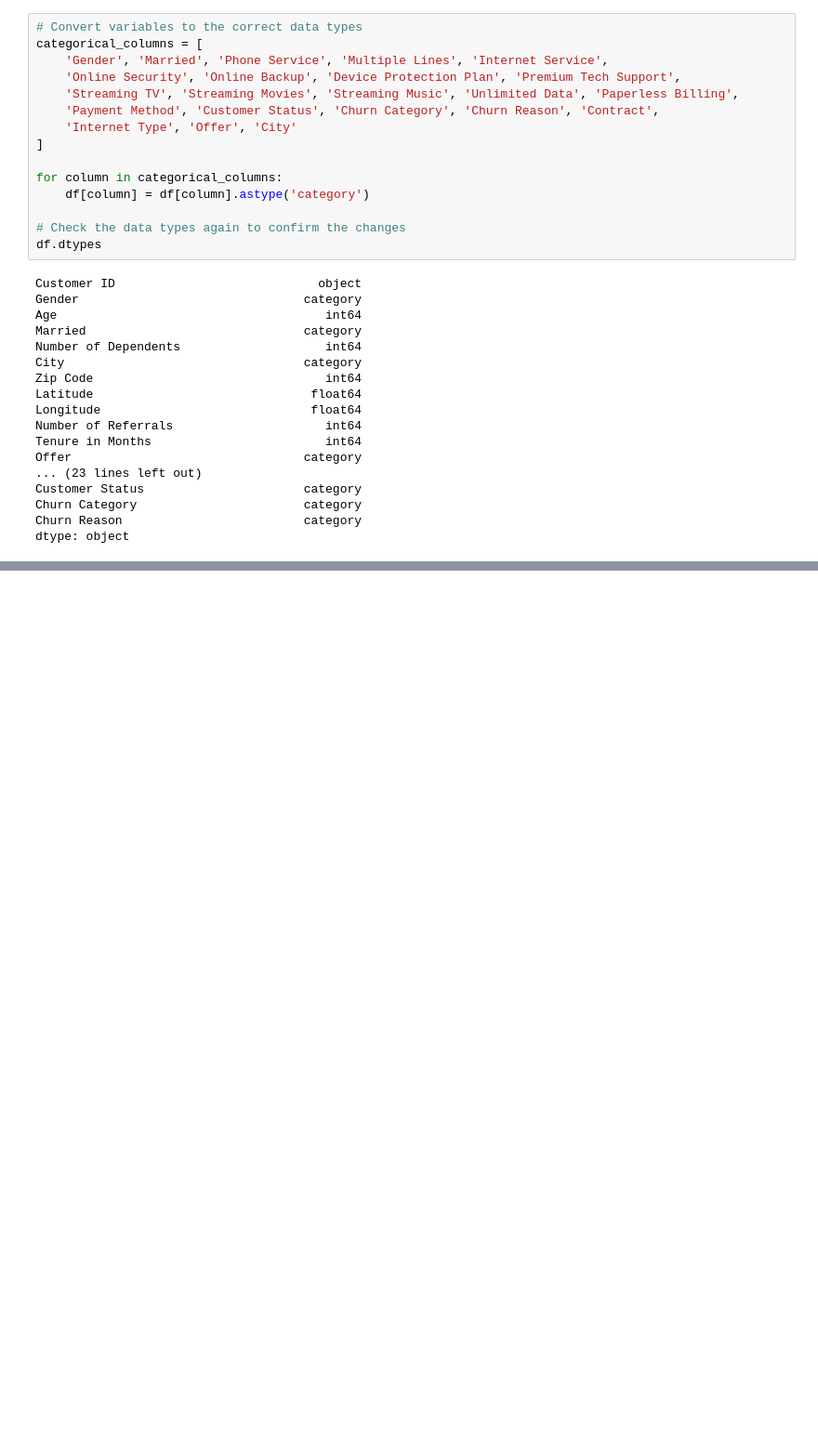
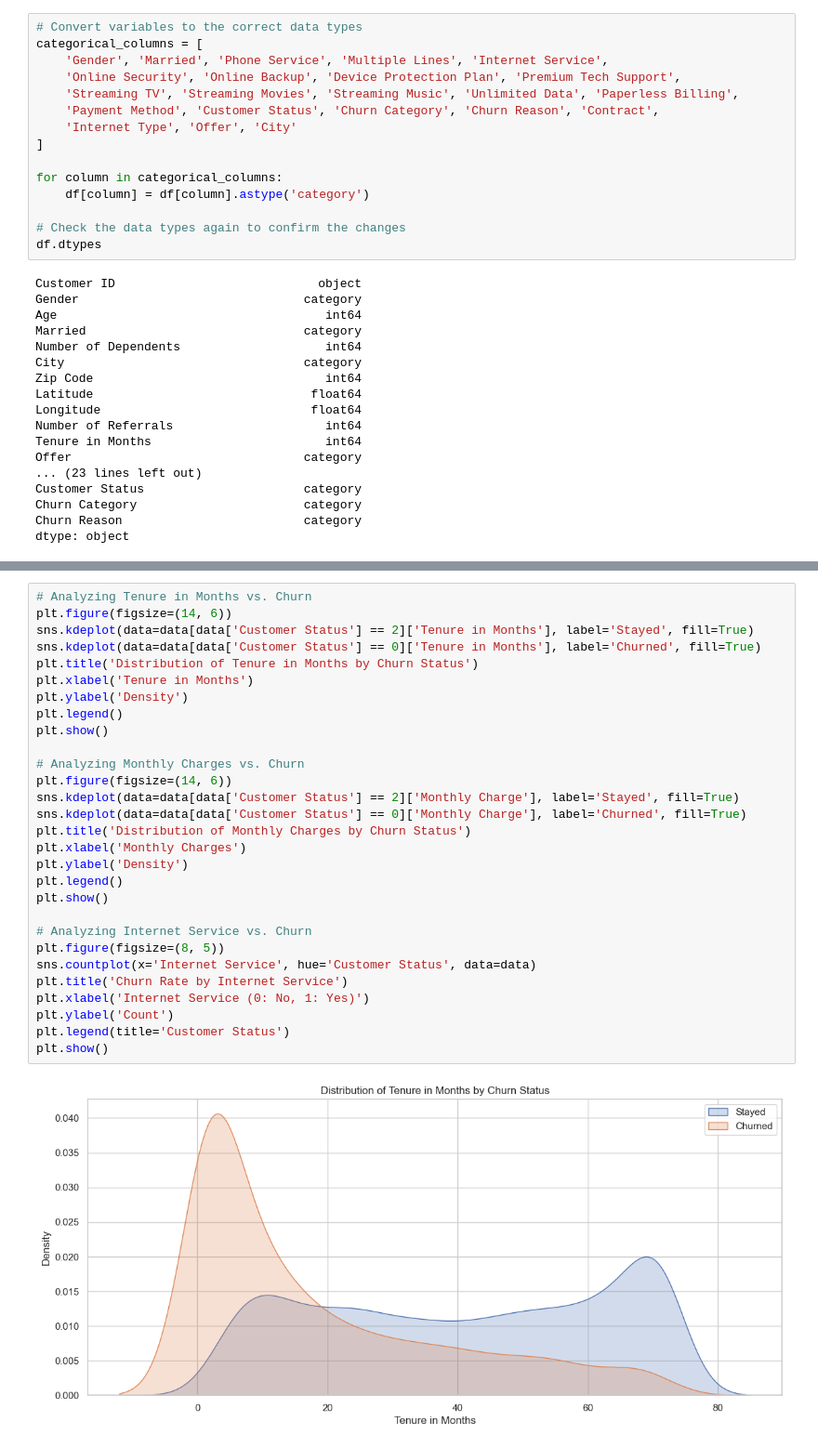
Before and after one commit to khanhgeo/DASC6910-GraduateProject, a Jupyter notebook: 02.Code/TelcoChurn EDA and Model.ipynb, the cells around one changed output, grey strips where cells are left out. Shown: that part at 93% size. Saved outputs shown, nothing was run; the diff lists cells and outputs as text; blank space fills up the shorter version.

```diff
--- a/02.Code/TelcoChurn EDA and Model.ipynb
+++ b/02.Code/TelcoChurn EDA and Model.ipynb
@@ -150,0 +300,31 @@ basic_info, summary_statistics, correlation_matrix
+# %%
+# Analyzing Tenure in Months vs. Churn
+plt.figure(figsize=(14, 6))
+sns.kdeplot(data=data[data['Customer Status'] == 2]['Tenure in Months'], label='Stayed', fill=True)
+sns.kdeplot(data=data[data['Customer Status'] == 0]['Tenure in Months'], label='Churned', fill=True)
+plt.title('Distribution of Tenure in Months by Churn Status')
+plt.xlabel('Tenure in Months')
+plt.ylabel('Density')
+plt.legend()
+plt.show()
+
+# Analyzing Monthly Charges vs. Churn
+plt.figure(figsize=(14, 6))
+sns.kdeplot(data=data[data['Customer Status'] == 2]['Monthly Charge'], label='Stayed', fill=True)
+sns.kdeplot(data=data[data['Customer Status'] == 0]['Monthly Charge'], label='Churned', fill=True)
+plt.title('Distribution of Monthly Charges by Churn Status')
+plt.xlabel('Monthly Charges')
+plt.ylabel('Density')
+plt.legend()
+plt.show()
+
+# Analyzing Internet Service vs. Churn
+plt.figure(figsize=(8, 5))
+sns.countplot(x='Internet Service', hue='Customer Status', data=data)
+plt.title('Churn Rate by Internet Service')
+plt.xlabel('Internet Service (0: No, 1: Yes)')
+plt.ylabel('Count')
+plt.legend(title='Customer Status')
+plt.show()
+# %% [output]
+[figure, added]
```
Also changed, not shown: parts of 13 cells of this notebook, 1 other file.
